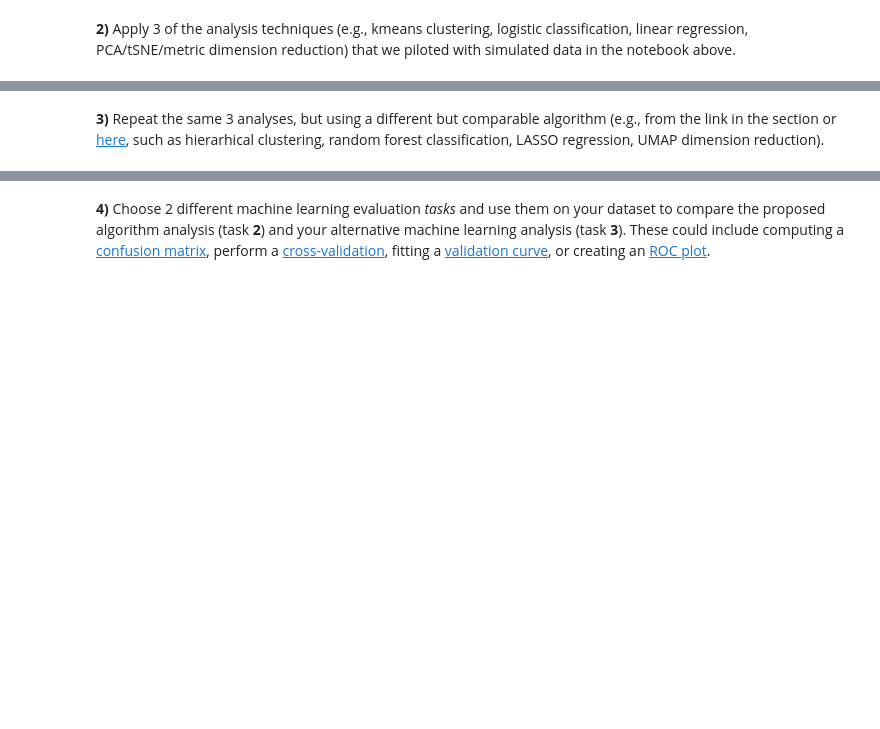
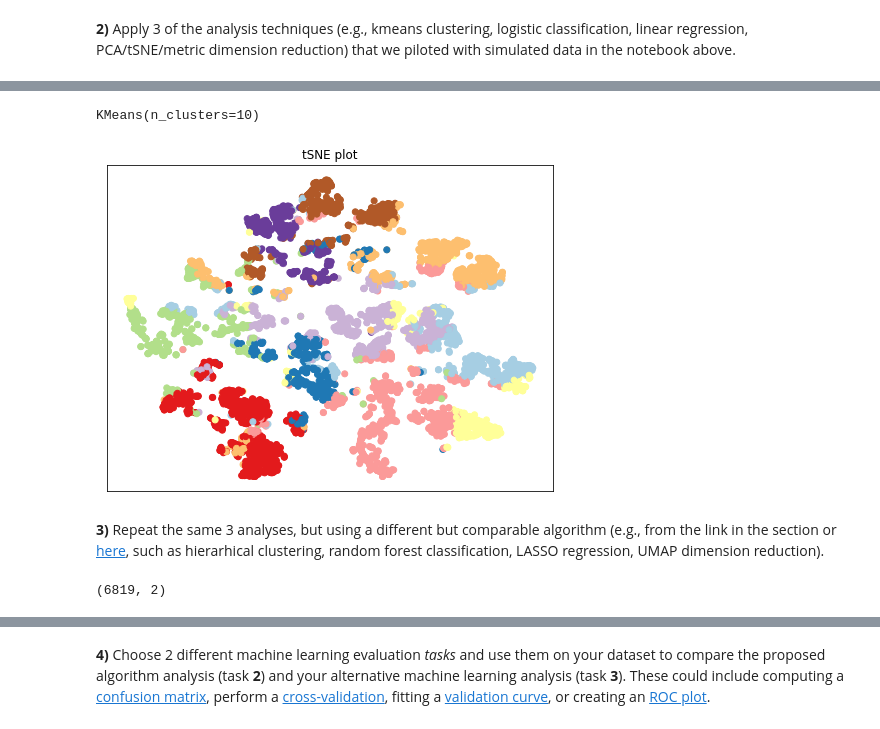
Before and after one commit to egemenpamukcu/Tutorials-Homework-Notebooks, a Jupyter notebook: week 1/tutorial_1_machine_learning_pipelines.ipynb, the cells around one changed output, grey strips where cells are left out. Cells and saved outputs as stored; diff of their text form; code cells hidden in the pictures; blank space fills up the shorter version.

```diff
--- a/week 1/tutorial_1_machine_learning_pipelines.ipynb
+++ b/week 1/tutorial_1_machine_learning_pipelines.ipynb
@@ -485,2 +480,11 @@ plot_tsne(bankruptcy_df.iloc[:, 1:], bankruptcy_df['Bankrupt?'], perplexity=50)
+# %%
+kmeans = KMeans(n_clusters=10)
+kmeans.fit(bankruptcy_df.iloc[:, 1:])
+# %% [output]
+KMeans(n_clusters=10)
+# %%
+plot_tsne(bankruptcy_df.iloc[:, 1:], kmeans.labels_, perplexity=50)
+# %% [output]
+[figure, added]
 # %% [markdown]
 **3)** Repeat the same 3 analyses, but using a different but comparable algorithm (e.g., from the link in the section or [here](https://scikit-learn.org/stable/), such as hierarhical clustering, random forest classification, LASSO regression, UMAP dimension reduction).
@@ -486,0 +506,6 @@ plot_tsne(bankruptcy_df.iloc[:, 1:], bankruptcy_df['Bankrupt?'], perplexity=50)
+# %%
+reducer = umap.UMAP()
+embedding = reducer.fit_transform(bankruptcy_df.iloc[:, 1:])
+embedding.shape
+# %% [output]
+(6819, 2)
```
Also changed, not shown: parts of 42 cells of this notebook.
